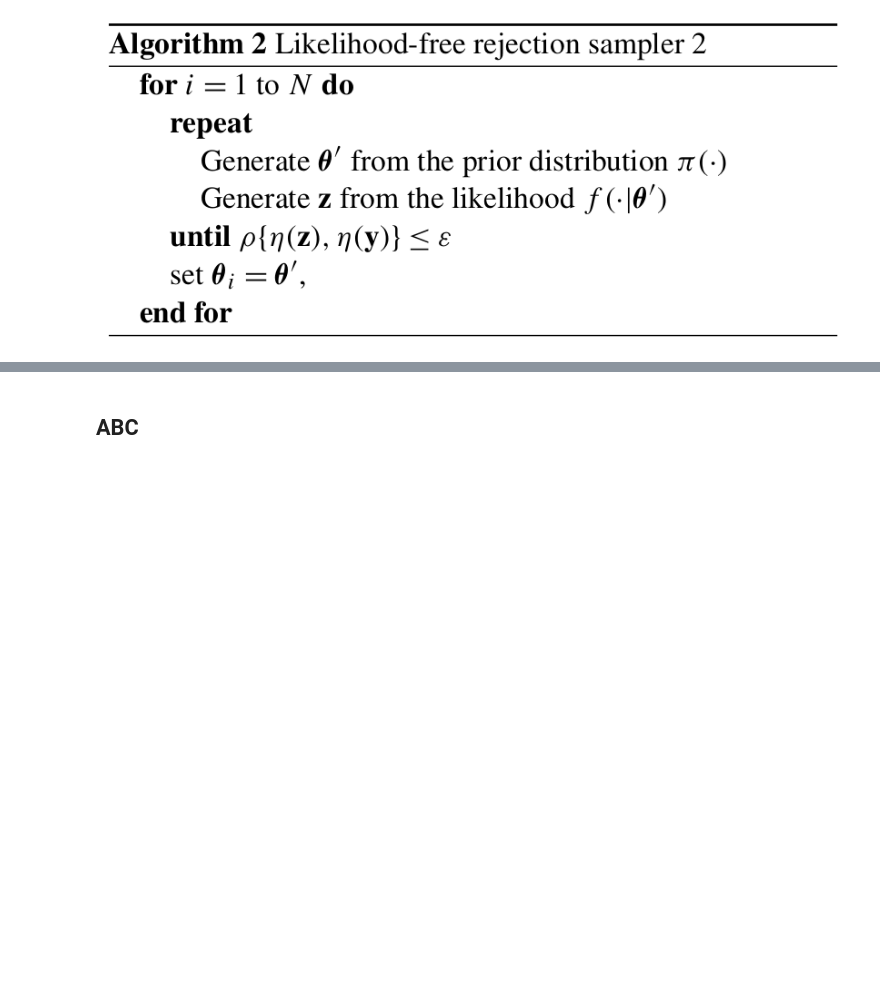
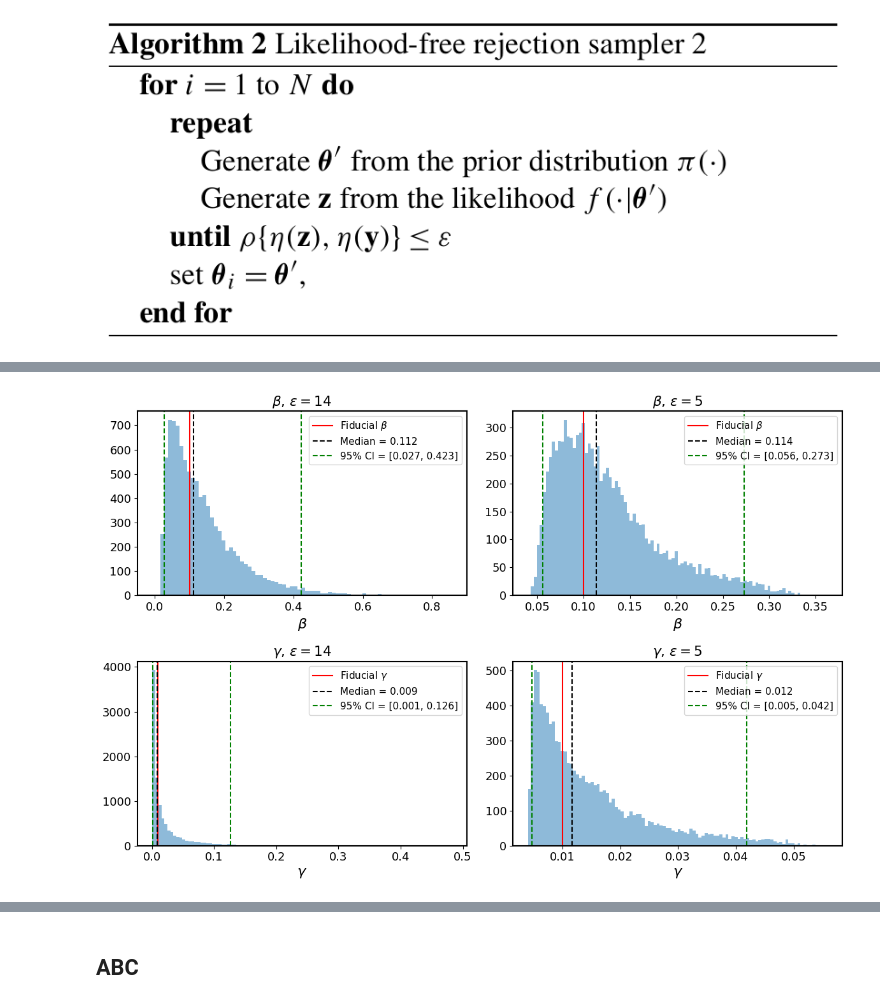
Before and after one commit to Berto70/abc_sir, a Jupyter notebook: final_notebook.ipynb, the cells around one changed output, grey strips where cells are left out. Saved outputs shown, nothing was run; the diff lists cells and outputs as text; code cells hidden in the pictures; blank space fills up the shorter version.

```diff
--- a/final_notebook.ipynb
+++ b/final_notebook.ipynb
@@ -123,0 +149,4 @@ void distance(int N, int ndays, int *obs_S, int *obs_I, int *obs_R,
+# %%
+Image.open('./py_code/plot/hist_plot.png')
+# %% [output]
+[figure, added]
```
Also changed, not shown: parts of 10 cells of this notebook.
